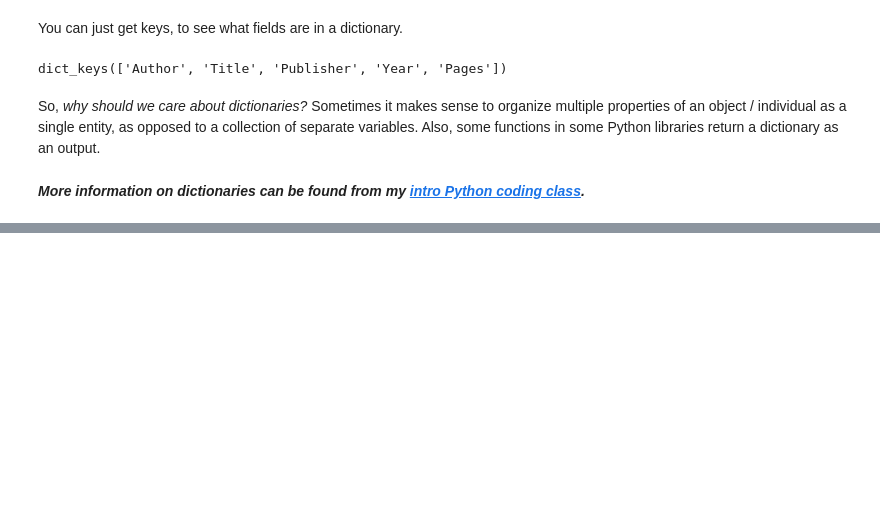
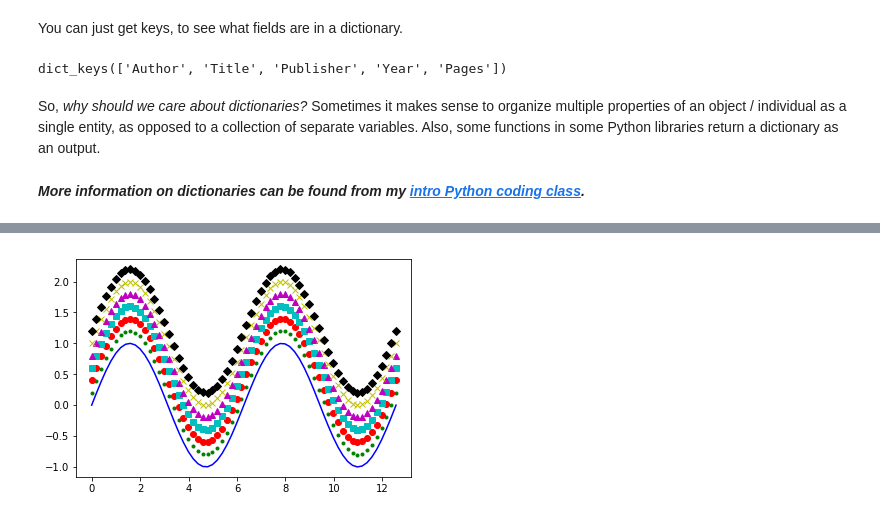
Before and after one commit to sathayas/DockerSourceLibrary, a Jupyter notebook: PythonBasic/JupyterNotebook/BasicPython.ipynb, the cells around one changed output, grey strips where cells are left out. Saved outputs shown, nothing was run; the diff lists cells and outputs as text; code cells hidden in the pictures; blank space fills up the shorter version.

```diff
--- a/PythonBasic/JupyterNotebook/BasicPython.ipynb
+++ b/PythonBasic/JupyterNotebook/BasicPython.ipynb
@@ -916,0 +1168,19 @@ So, *why should we care about dictionaries?* Sometimes it makes sense to organiz
+# %%
+import matplotlib.pyplot as plt
+import numpy as np
+
+# Generating simple data
+t = np.linspace(0,4*np.math.pi,64)
+y = np.sin(t)
+
+# plotting the data
+plt.plot(t, y, 'b-')
+plt.plot(t, y+0.2, 'g.')
+plt.plot(t, y+0.4, 'ro')
+plt.plot(t, y+0.6, 'cs')
+plt.plot(t, y+0.8, 'm^')
+plt.plot(t, y+1.0, 'yx')
+plt.plot(t, y+1.2, 'kD')
+plt.show()
+# %% [output]
+[figure, added]
```
Also changed, not shown: parts of 73 cells of this notebook.
